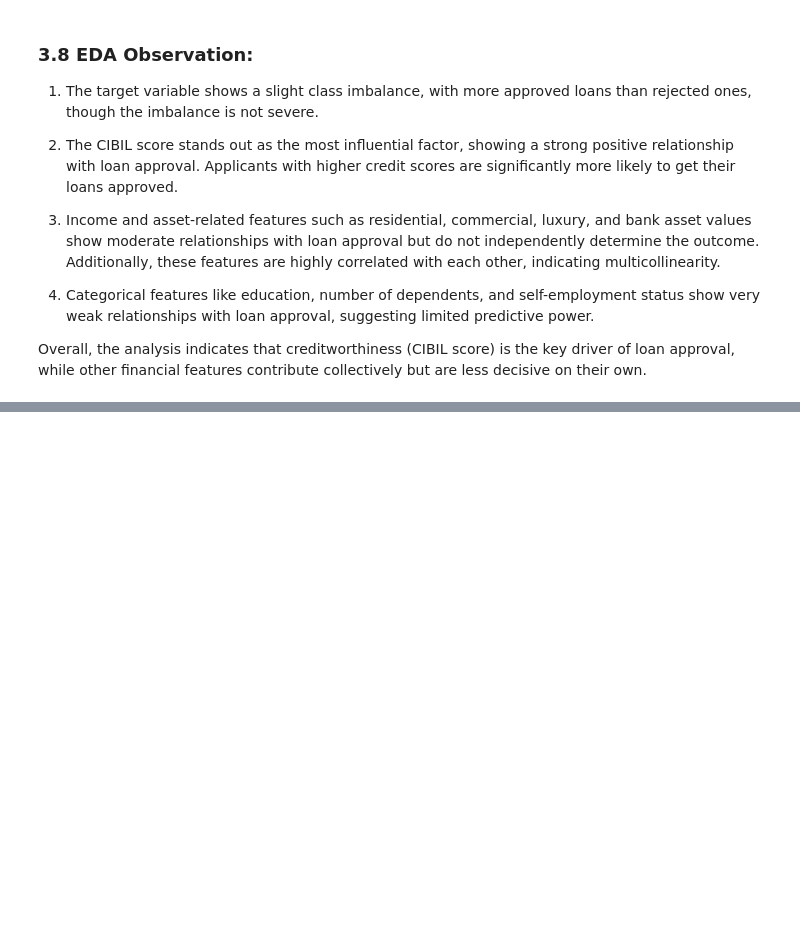
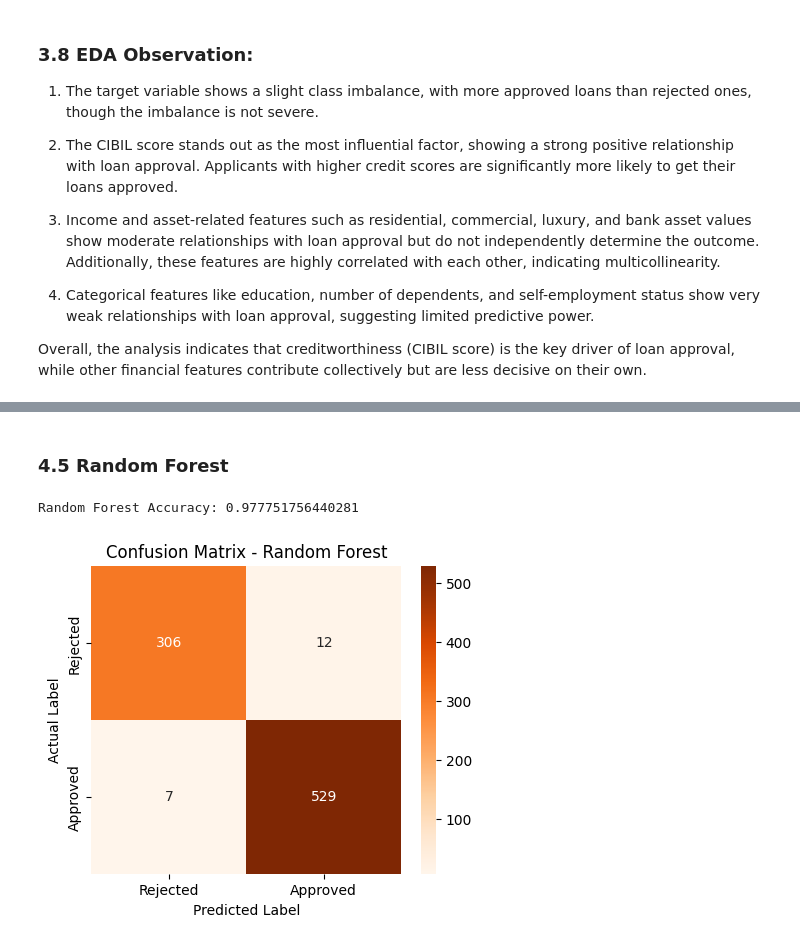
Before and after one commit to vaishnavisingla222/loan_approval_ml, a Jupyter notebook: notebooks/Loan Approval Prediction ML.ipynb, the cells around one changed output, grey strips where cells are left out. Drawn from its saved outputs; the diff is of its cells as text; code cells hidden in the pictures; blank space fills up the shorter version.

```diff
--- a/notebooks/Loan Approval Prediction ML.ipynb
+++ b/notebooks/Loan Approval Prediction ML.ipynb
@@ -262,0 +367,2 @@ Overall, the analysis indicates that creditworthiness (CIBIL score) is the key d
+# %% [markdown]
+### 4.5 Random Forest
@@ -262,0 +371,23 @@ Overall, the analysis indicates that creditworthiness (CIBIL score) is the key d
+# %%
+rf = RandomForestClassifier(random_state=42)
+rf.fit(X_train, y_train)
+
+y_pred_rf = rf.predict(X_test)
+# %%
+print("Random Forest Accuracy:", accuracy_score(y_test, y_pred_rf))
+# %% [output]
+Random Forest Accuracy: 0.977751756440281
+# %%
+cm_rf = confusion_matrix(y_test, y_pred_rf)
+plt.figure(figsize=(5,4))
+sns.heatmap(cm_rf, annot=True, fmt='d', cmap='Oranges',
+            xticklabels=["Rejected", "Approved"],
+            yticklabels=["Rejected", "Approved"])
+
+plt.title("Confusion Matrix - Random Forest")
+plt.xlabel("Predicted Label")
+plt.ylabel("Actual Label")
+
+plt.show()
+# %% [output]
+[figure, added]
```
Also changed, not shown: parts of 39 cells of this notebook, 3 other files.
